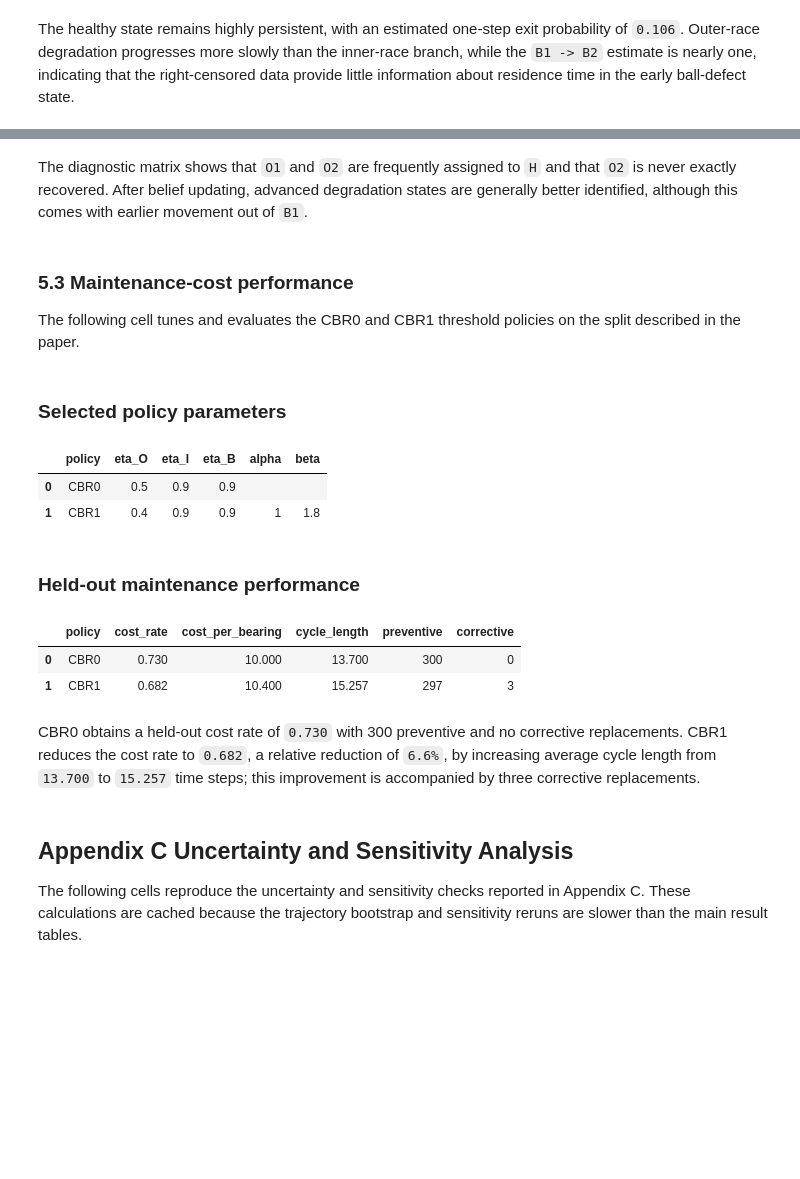
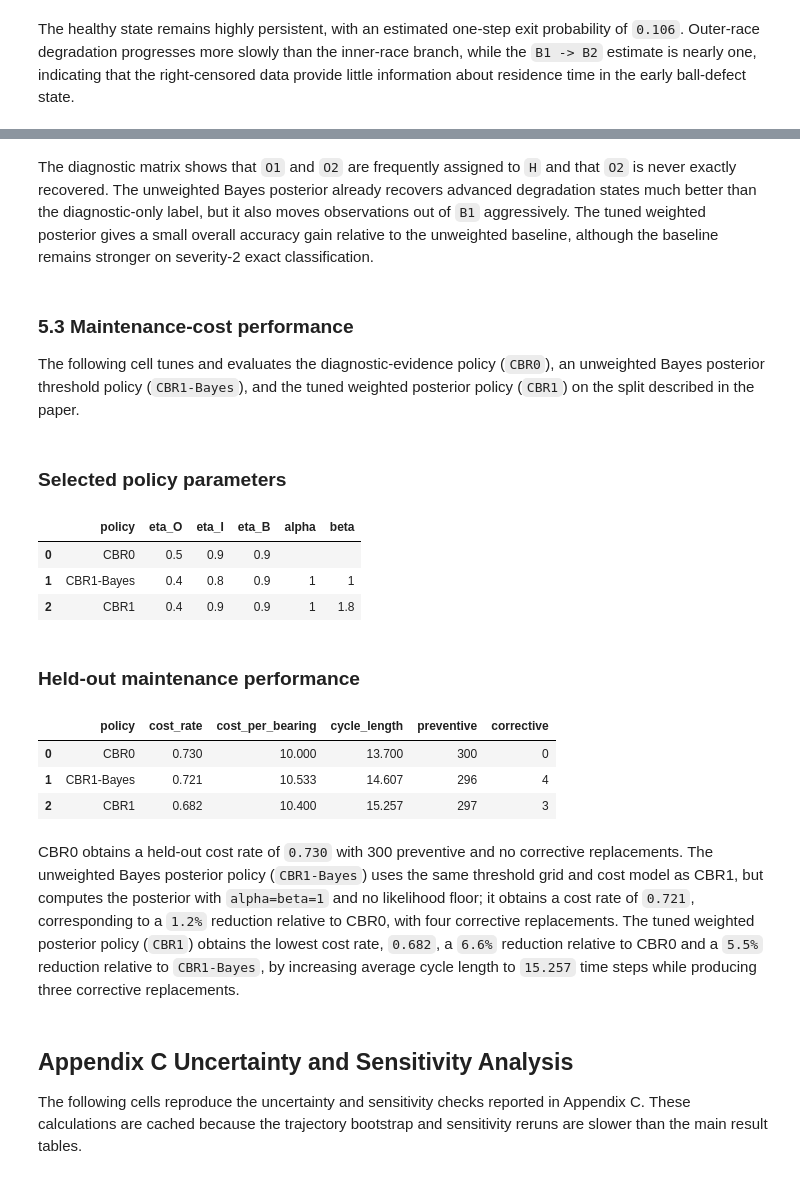
Before and after one commit to InoWelters/Markov-Diagnostic-State-Fusion, a Jupyter notebook: main.ipynb, the cells around one changed output, grey strips where cells are left out. Saved outputs shown, nothing was run; the diff lists cells and outputs as text; code cells hidden in the pictures; blank space fills up the shorter version.

```diff
--- a/main.ipynb
+++ b/main.ipynb
@@ -547,10 +608,10 @@ display(Markdown(f"Saved confusion tables to `{TABLE_DIR}` and figures to `{FIGU
 Saved confusion tables to `C:\Users\20202809\1MIAC15\0. Complete\paper_reproducible_results\results\tables` and figures to `C:\Users\20202809\1MIAC15\0. Complete\paper_reproducible_results\results\figures`.
 # %% [markdown]
-The diagnostic matrix shows that `O1` and `O2` are frequently assigned to `H` and that `O2` is never exactly recovered. After belief updating, advanced degradation states are generally better identified, although this comes with earlier movement out of `B1`.
+The diagnostic matrix shows that `O1` and `O2` are frequently assigned to `H` and that `O2` is never exactly recovered. The unweighted Bayes posterior already recovers advanced degradation states much better than the diagnostic-only label, but it also moves observations out of `B1` aggressively. The tuned weighted posterior gives a small overall accuracy gain relative to the unweighted baseline, although the baseline remains stronger on severity-2 exact classification.
 # %% [markdown]
 ### 5.3 Maintenance-cost performance
 
-The following cell tunes and evaluates the CBR0 and CBR1 threshold policies on the split described in the paper.
+The following cell tunes and evaluates the diagnostic-evidence policy (`CBR0`), an unweighted Bayes posterior threshold policy (`CBR1-Bayes`), and the tuned weighted posterior policy (`CBR1`) on the split described in the paper.
 # %%
 policy_summary = mc.policy_summary(
     predictions,
@@ -559,6 +620,7 @@ policy_summary = mc.policy_summary(
     alpha=ALPHA,
     beta=BETA,
     costs=COSTS,
+    baseline_predictions=baseline_predictions,
 )
 policy_summary.to_csv(TABLE_DIR / "maintenance_policy_summary.csv", index=False)
 
@@ -575,37 +637,39 @@ selected_policy_parameters = pd.DataFrame([
         },
     }
     for row in policy_summary.itertuples(index=False)
 ]).fillna("")
 
 maintenance_table = (
     policy_summary.rename(columns={
         "ECC": "cost_per_bearing",
         "ECL": "cycle_length",
         "preventive_replacements": "preventive",
         "corrective_replacements": "corrective",
     })
     [["policy", "cost_rate", "cost_per_bearing", "cycle_length", "preventive", "corrective"]]
 )
 
 display(Markdown("### Selected policy parameters"))
 display(selected_policy_parameters)
 display(Markdown("### Held-out maintenance performance"))
 display(maintenance_table.style.format({
     "cost_rate": "{:.3f}",
     "cost_per_bearing": "{:.3f}",
     "cycle_length": "{:.3f}",
 }))
 # %% [output]
 ### Selected policy parameters
 |  | policy | eta_O | eta_I | eta_B | alpha | beta |
 | 0 | CBR0 | 0.5 | 0.9 | 0.9 |  |  |
-| 1 | CBR1 | 0.4 | 0.9 | 0.9 | 1 | 1.8 |
+| 1 | CBR1-Bayes | 0.4 | 0.8 | 0.9 | 1 | 1 |
+| 2 | CBR1 | 0.4 | 0.9 | 0.9 | 1 | 1.8 |
 ### Held-out maintenance performance
 |  | policy | cost_rate | cost_per_bearing | cycle_length | preventive | corrective |
 | 0 | CBR0 | 0.730 | 10.000 | 13.700 | 300 | 0 |
-| 1 | CBR1 | 0.682 | 10.400 | 15.257 | 297 | 3 |
+| 1 | CBR1-Bayes | 0.721 | 10.533 | 14.607 | 296 | 4 |
+| 2 | CBR1 | 0.682 | 10.400 | 15.257 | 297 | 3 |
 # %% [markdown]
-CBR0 obtains a held-out cost rate of `0.730` with 300 preventive and no corrective replacements. CBR1 reduces the cost rate to `0.682`, a relative reduction of `6.6%`, by increasing average cycle length from `13.700` to `15.257` time steps; this improvement is accompanied by three corrective replacements.
+CBR0 obtains a held-out cost rate of `0.730` with 300 preventive and no corrective replacements. The unweighted Bayes posterior policy (`CBR1-Bayes`) uses the same threshold grid and cost model as CBR1, but computes the posterior with `alpha=beta=1` and no likelihood floor; it obtains a cost rate of `0.721`, corresponding to a `1.2%` reduction relative to CBR0, with four corrective replacements. The tuned weighted posterior policy (`CBR1`) obtains the lowest cost rate, `0.682`, a `6.6%` reduction relative to CBR0 and a `5.5%` reduction relative to `CBR1-Bayes`, by increasing average cycle length to `15.257` time steps while producing three corrective replacements.
 # %% [markdown]
 ## Appendix C Uncertainty and Sensitivity Analysis
 
```
Also changed, not shown: parts of 7 cells of this notebook, 8 other files.
